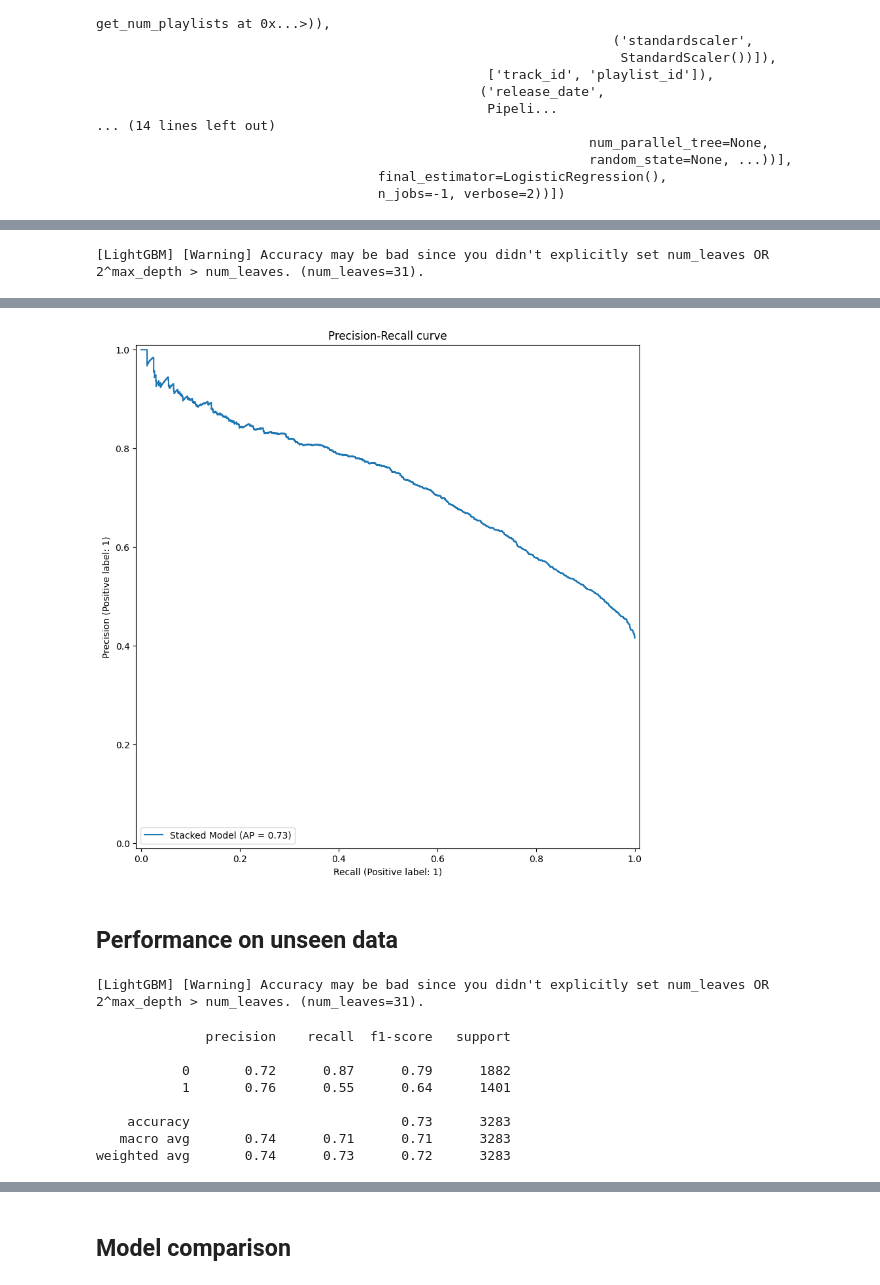
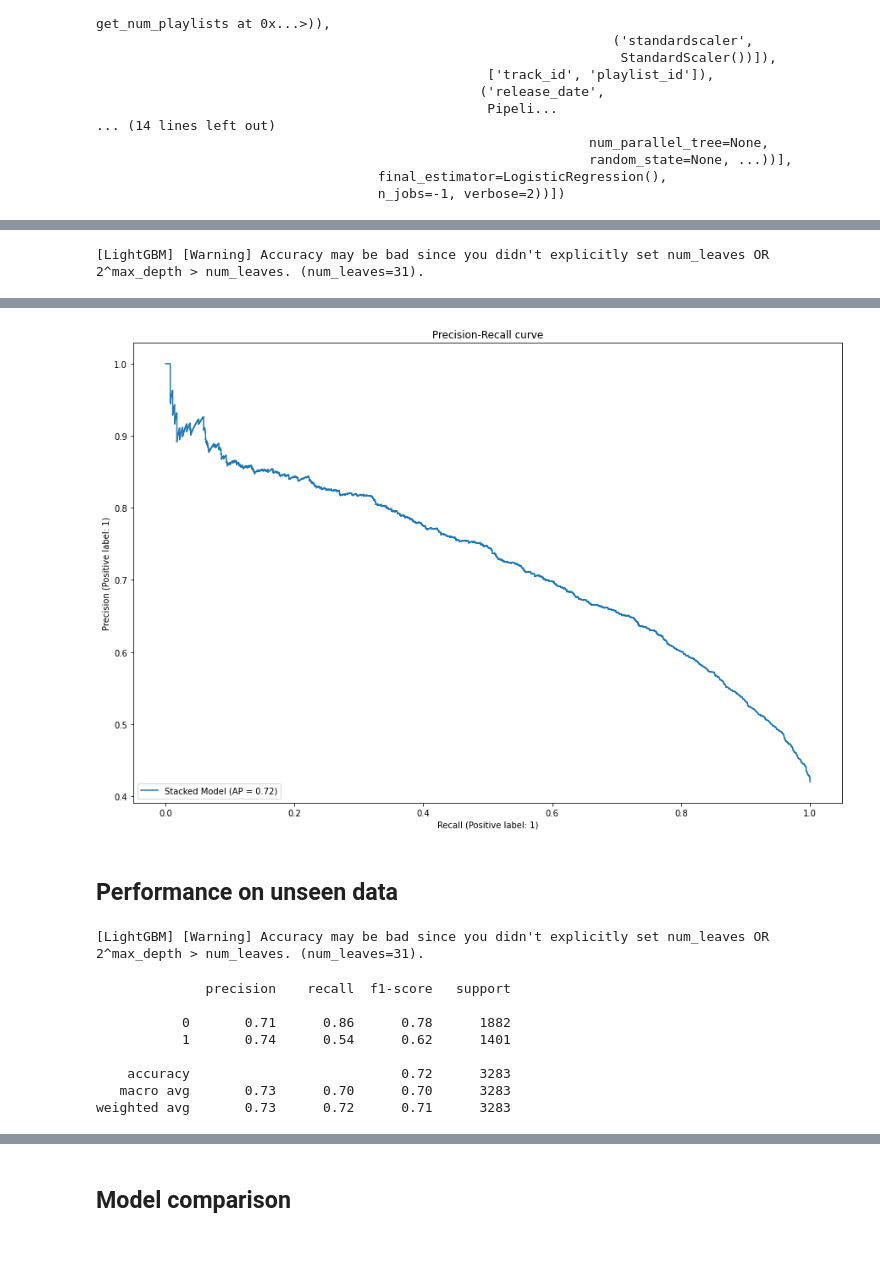
Before and after one commit to McGill-MMA-EnterpriseAnalytics/Spotify-Music, a Jupyter notebook: scratch/model.ipynb, the cells around one changed output, grey strips where cells are left out. Drawn from its saved outputs; the diff is of its cells as text; code cells hidden in the pictures; blank space fills up the shorter version.

```diff
--- a/scratch/model.ipynb
+++ b/scratch/model.ipynb
@@ -299,15 +294,36 @@ feature_engineering = ColumnTransformer(
 ## Model building
 # %%
 estimators = [
-    ("knn", KNeighborsClassifier(weights='distance',n_neighbors=10, algorithm='auto')),
-    ("rf", RandomForestClassifier(n_estimators=400, min_samples_split=2, max_depth=30, random_state=42)),
+    ("knn", KNeighborsClassifier(weights="distance", n_neighbors=10, algorithm="auto")),
+    (
+        "rf",
+        RandomForestClassifier(
+            n_estimators=400, min_samples_split=2, max_depth=30, random_state=42
+        ),
+    ),
     ("gnb", GaussianNB(var_smoothing=1e-09)),
-    ("gbc", GradientBoostingClassifier(n_estimators=300, max_depth=7, learning_rate=0.2, random_state=42)),
-    ("dt", DecisionTreeClassifier(min_samples_split=5, min_samples_leaf=1, max_depth=10, random_state=42)),
-    ('lgb', LGBMClassifier(learning_rate=0.5, max_depth=10,n_estimators=1000, random_state=42)),
-    ('xgb',XGBClassifier(learning_rate=0.1, max_depth=7, n_estimators=1000))]
+    (
+        "gbc",
+        GradientBoostingClassifier(
+            n_estimators=300, max_depth=7, learning_rate=0.2, random_state=42
+        ),
+    ),
+    (
+        "dt",
+        DecisionTreeClassifier(
+            min_samples_split=5, min_samples_leaf=1, max_depth=10, random_state=42
+        ),
+    ),
+    (
+        "lgb",
+        LGBMClassifier(
+            learning_rate=0.5, max_depth=10, n_estimators=1000, random_state=42
+        ),
+    ),
+    ("xgb", XGBClassifier(learning_rate=0.1, max_depth=7, n_estimators=1000)),
+]
 
-final_estimator = LogisticRegression()
+final_estimator = LogisticRegression(random_state=42)
 
 stacked_model = StackingClassifier(
     estimators=estimators, final_estimator=final_estimator, n_jobs=-1, verbose=2, cv=5
@@ -455,22 +471,27 @@ plt.show()
 # %%
 # Plot Precision-Recall curve
 pr_curve = PrecisionRecallDisplay.from_estimator(
     pipeline, X_test, y_test, name="Stacked Model"
 )
 
 _ = pr_curve.ax_.set_title("Precision-Recall curve")
 _ = pr_curve.figure_.set_size_inches(15, 10)
 
-pr_curve.figure_.savefig("../plots/precision_recall_curve.png", dpi=300, bbox_inches="tight")
+pr_curve.figure_.savefig(
+    "../plots/precision_recall_curve.png", dpi=300, bbox_inches="tight"
+)
 # %% [output]
 [LightGBM] [Warning] Accuracy may be bad since you didn't explicitly set num_leaves OR 2^max_depth > num_leaves. (num_leaves=31).
 [interactive output not drawn]
-[figure, old version]
+[figure, new version]
 # %% [markdown]
 ## Performance on unseen data
 # %%
-test_data = pd.read_csv('../data/spotify_songs_isolated_sample.csv')
-test_X, test_Y = test_data.drop(columns=["track_popularity"]), (test_data["track_popularity"] > 50).astype(int)
+test_data = pd.read_csv("../data/spotify_songs_isolated_sample.csv")
+test_X, test_Y = (
+    test_data.drop(columns=["track_popularity"]),
+    (test_data["track_popularity"] > 50).astype(int),
+)
 
 test_Y_pred = pipeline.predict(test_X)
 
@@ -479,10 +500,10 @@ print(classification_report(test_Y, test_Y_pred))
 [LightGBM] [Warning] Accuracy may be bad since you didn't explicitly set num_leaves OR 2^max_depth > num_leaves. (num_leaves=31).
               precision    recall  f1-score   support
 
-           0       0.72      0.87      0.79      1882
-           1       0.76      0.55      0.64      1401
+           0       0.71      0.86      0.78      1882
+           1       0.74      0.54      0.62      1401
 
-    accuracy                           0.73      3283
-   macro avg       0.74      0.71      0.71      3283
-weighted avg       0.74      0.73      0.72      3283
+    accuracy                           0.72      3283
+   macro avg       0.73      0.70      0.70      3283
+weighted avg       0.73      0.72      0.71      3283
 # %%
```
Also changed, not shown: parts of 19 cells of this notebook, 3 other files.
